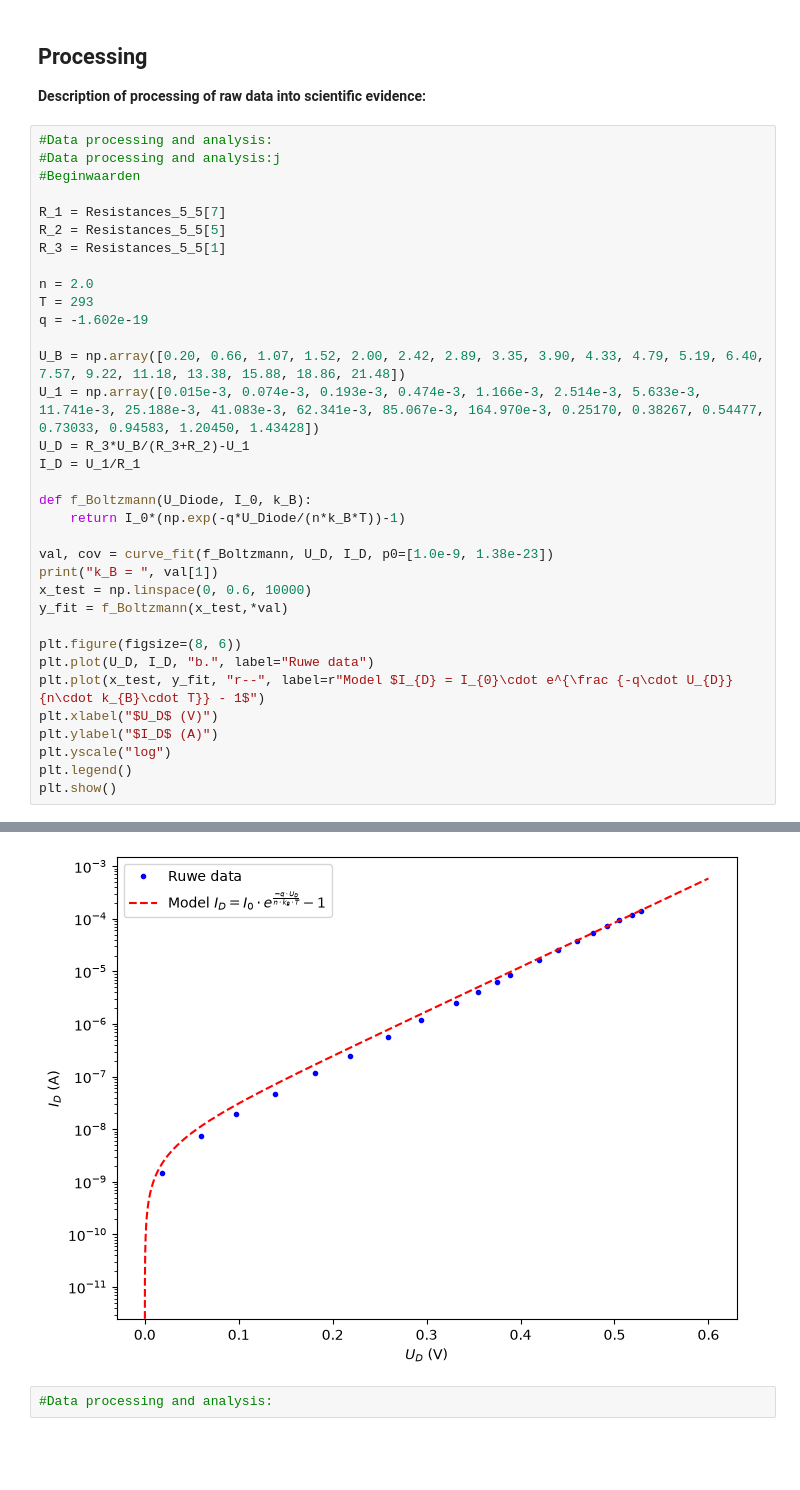
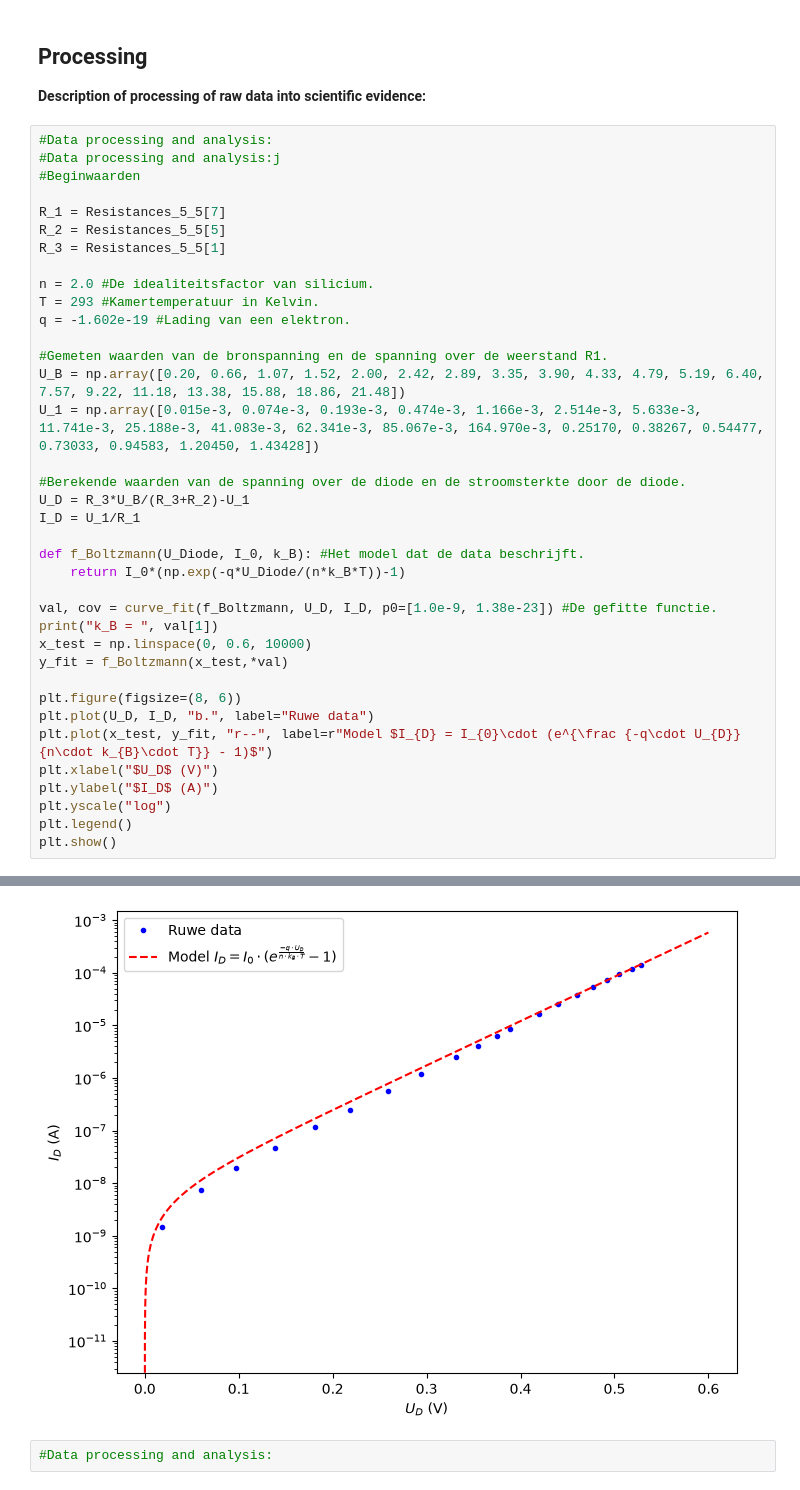
Before and after one commit to Feltse/IP2_Boltzmann_experiment, a Jupyter notebook: content/tn13015_exp/BM_labjournaal.ipynb, the cells around one changed output, grey strips where cells are left out. Saved outputs shown, nothing was run; the diff lists cells and outputs as text; blank space fills up the shorter version.

Commit message:
De geplote functie netter gemaakt.

```diff
--- a/content/tn13015_exp/BM_labjournaal.ipynb
+++ b/content/tn13015_exp/BM_labjournaal.ipynb
@@ -70,40 +69,43 @@ I_2 = 1.407e-3
 # %%
 #Data processing and analysis:
 #Data processing and analysis:j
 #Beginwaarden
 
 R_1 = Resistances_5_5[7]
 R_2 = Resistances_5_5[5]
 R_3 = Resistances_5_5[1]
 
-n = 2.0
-T = 293
-q = -1.602e-19
+n = 2.0 #De idealiteitsfactor van silicium.
+T = 293 #Kamertemperatuur in Kelvin.
+q = -1.602e-19 #Lading van een elektron.
 
+#Gemeten waarden van de bronspanning en de spanning over de weerstand R1.
 U_B = np.array([0.20, 0.66, 1.07, 1.52, 2.00, 2.42, 2.89, 3.35, 3.90, 4.33, 4.79, 5.19, 6.40, 7.57, 9.22, 11.18, 13.38, 15.88, 18.86, 21.48])
 U_1 = np.array([0.015e-3, 0.074e-3, 0.193e-3, 0.474e-3, 1.166e-3, 2.514e-3, 5.633e-3, 11.741e-3, 25.188e-3, 41.083e-3, 62.341e-3, 85.067e-3, 164.970e-3, 0.25170, 0.38267, 0.54477, 0.73033, 0.94583, 1.20450, 1.43428])
+
+#Berekende waarden van de spanning over de diode en de stroomsterkte door de diode.
 U_D = R_3*U_B/(R_3+R_2)-U_1
 I_D = U_1/R_1
 
-def f_Boltzmann(U_Diode, I_0, k_B):
+def f_Boltzmann(U_Diode, I_0, k_B): #Het model dat de data beschrijft.
     return I_0*(np.exp(-q*U_Diode/(n*k_B*T))-1)
 
-val, cov = curve_fit(f_Boltzmann, U_D, I_D, p0=[1.0e-9, 1.38e-23])
+val, cov = curve_fit(f_Boltzmann, U_D, I_D, p0=[1.0e-9, 1.38e-23]) #De gefitte functie.
 print("k_B = ", val[1])
 x_test = np.linspace(0, 0.6, 10000)
 y_fit = f_Boltzmann(x_test,*val)
 
 plt.figure(figsize=(8, 6))
 plt.plot(U_D, I_D, "b.", label="Ruwe data")
-plt.plot(x_test, y_fit, "r--", label=r"Model $I_{D} = I_{0}\cdot e^{\frac {-q\cdot U_{D}} {n\cdot k_{B}\cdot T}} - 1$")
+plt.plot(x_test, y_fit, "r--", label=r"Model $I_{D} = I_{0}\cdot (e^{\frac {-q\cdot U_{D}} {n\cdot k_{B}\cdot T}} - 1)$")
 plt.xlabel("$U_D$ (V)")
 plt.ylabel("$I_D$ (A)")
 plt.yscale("log")
 plt.legend()
 plt.show()
 # %% [output]
 k_B =  1.4103228369582353e-23
-[figure, old version]
+[figure, new version]
 # %%
 #Data processing and analysis:
 # %%
```
Also changed, not shown: parts of 1 cell of this notebook.
